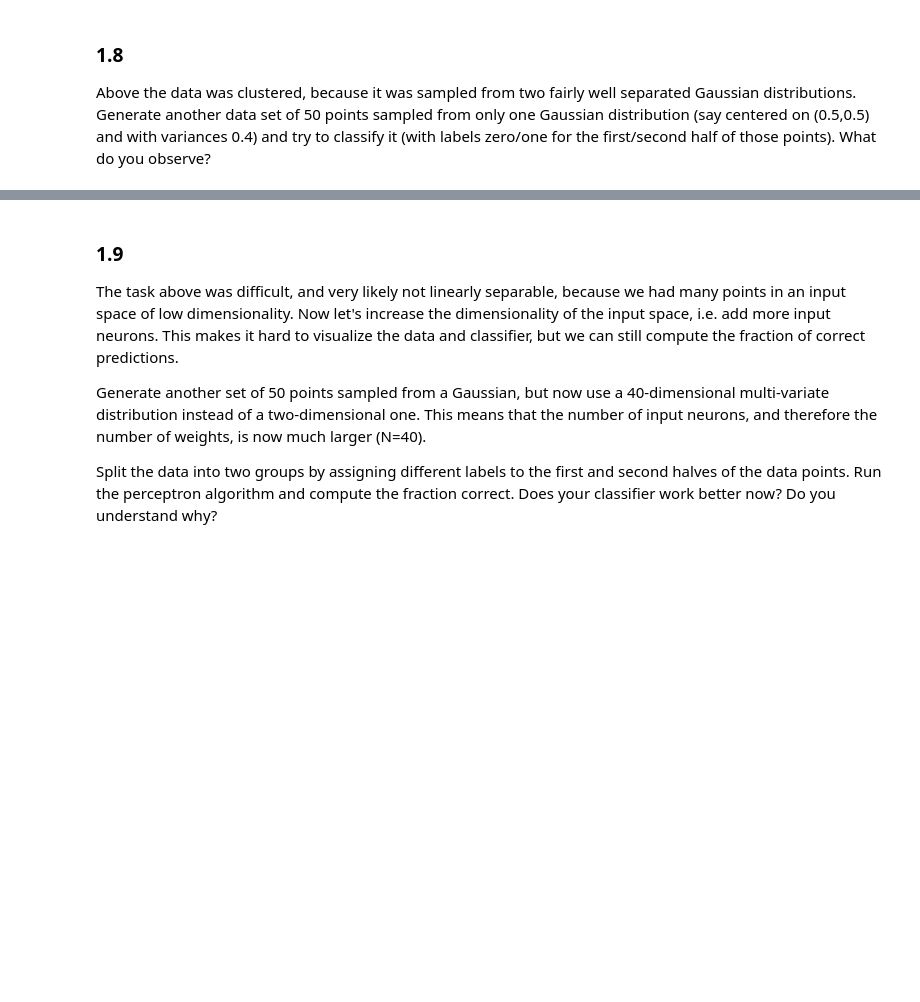
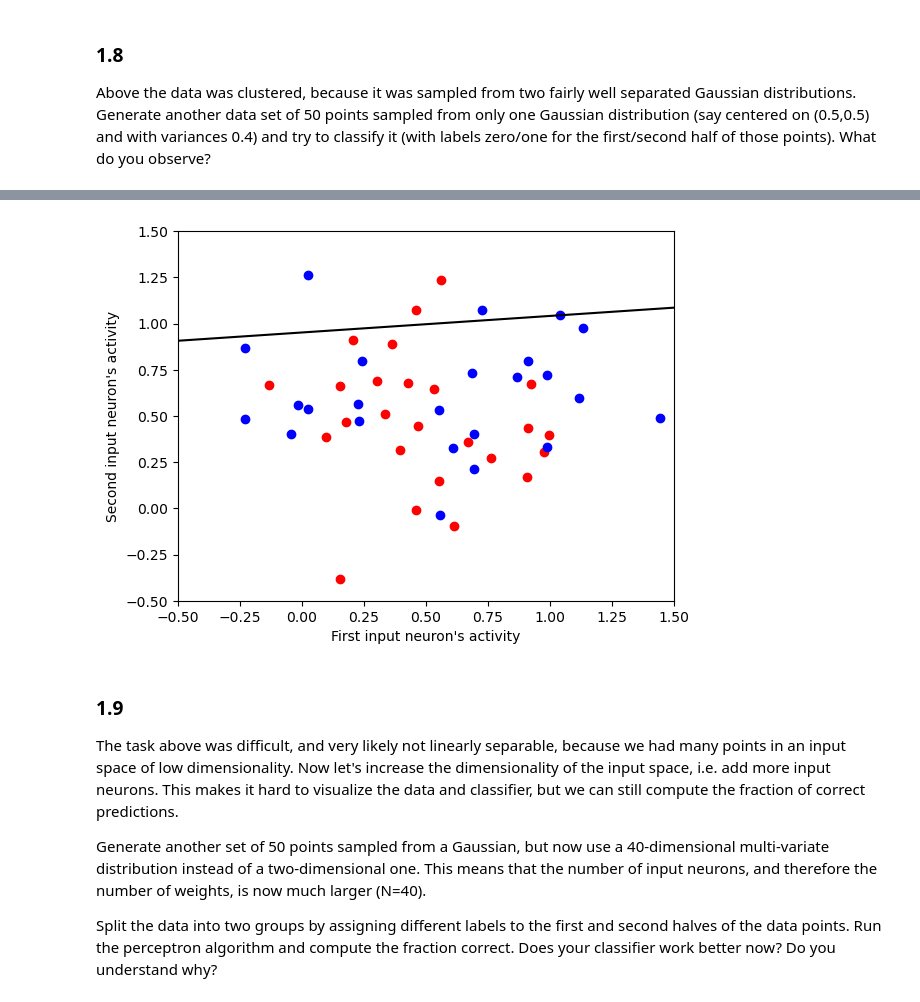
Before and after one commit to WillardFord/BIPN_164, a Jupyter notebook: 2023 BIPN164 HW4.ipynb, the cells around one changed output, grey strips where cells are left out. Drawn from its saved outputs; the diff is of its cells as text; code cells hidden in the pictures; blank space fills up the shorter version.

```diff
--- a/2023 BIPN164 HW4.ipynb
+++ b/2023 BIPN164 HW4.ipynb
@@ -346,14 +349,33 @@ Above the data was clustered, because it was sampled from two fairly well separa
 # %%
 # your code here
-...
+P = 50
+X = np.zeros((P,2))
+d = np.zeros(P)
+M = int(P/2)
+# print(M)
+
+# Fill in the lines below to create the data set as described above
+X[:M,0] = np.random.normal(loc=0.5, scale=0.4, size=M)
+X[:M,1] = np.random.normal(loc=0.5, scale=0.4, size=M)
+X[M:,0] = np.random.normal(loc=0.5, scale=0.4, size=M)
+X[M:,1] = np.random.normal(loc=0.5, scale=0.4, size=M)
+
+d[:M] = 0
+d[M:] = 1
+
+
+#print(X)
+#print(d)
 
 
 # you can use the code below to plot your results
-# plt.scatter(X[d==0,0],X[d==0,1],c='red')
-# plt.scatter(X[d==1,0],X[d==1,1],c='blue')
-# plt.plot([-0.5,1.5],[(-perceptron.W[0]+0.5*perceptron.W[1])/perceptron.W[2],(-perceptron.W[0]-1.5*perceptron.W[1])/perceptron.W[2]],'k')
-# plt.xlim([-0.5,1.5])
-# plt.ylim([-0.5,1.5])
-# plt.xlabel("First input neuron's activity")
-# plt.ylabel("Second input neuron's activity")
-# plt.show()
+plt.scatter(X[d==0,0],X[d==0,1],c='red')
+plt.scatter(X[d==1,0],X[d==1,1],c='blue')
+plt.plot([-0.5,1.5],[(-perceptron.W[0]+0.5*perceptron.W[1])/perceptron.W[2],(-perceptron.W[0]-1.5*perceptron.W[1])/perceptron.W[2]],'k')
+plt.xlim([-0.5,1.5])
+plt.ylim([-0.5,1.5])
+plt.xlabel("First input neuron's activity")
+plt.ylabel("Second input neuron's activity")
+plt.show()
+# %% [output]
+[figure, added]
```
Also changed, not shown: parts of 19 cells of this notebook.
